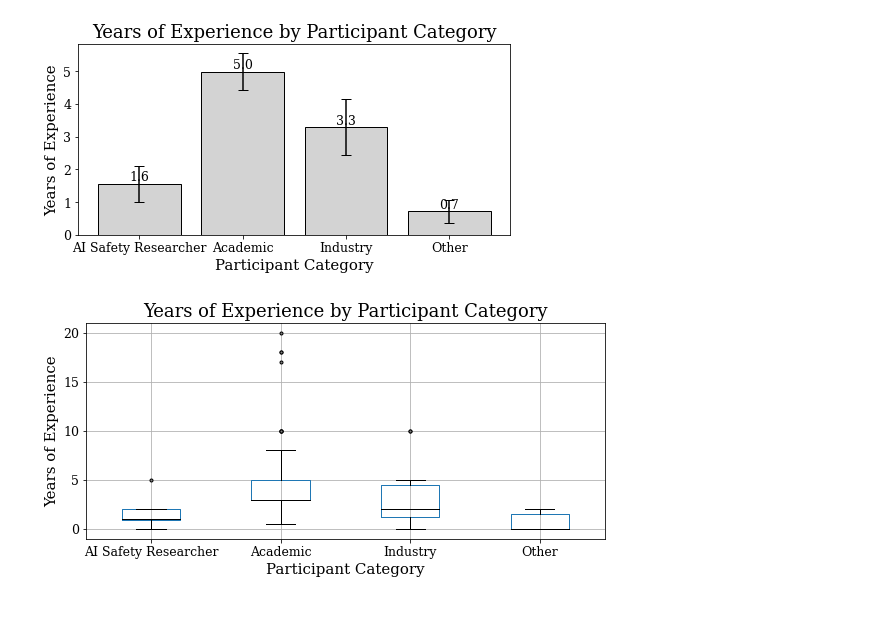
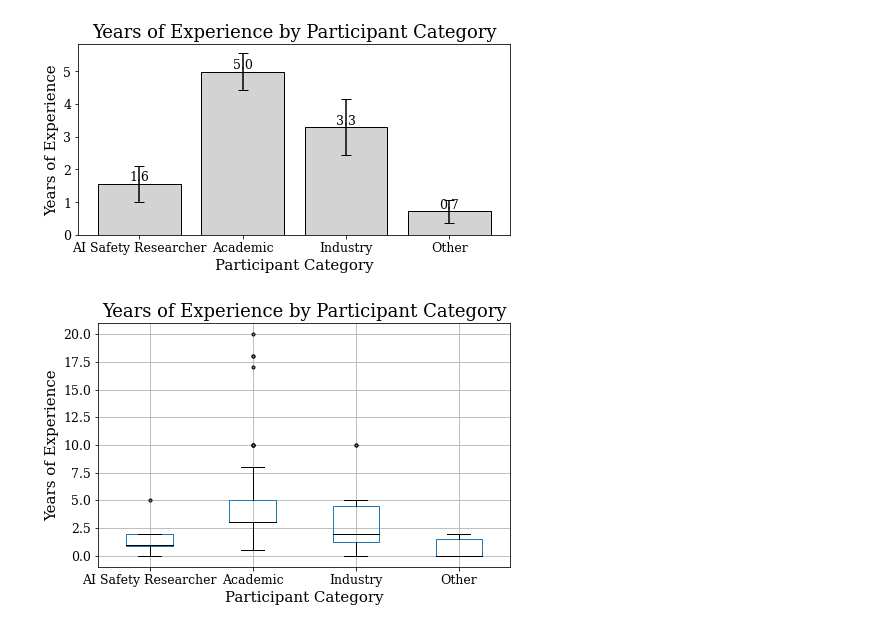
Before and after one commit to sevdeawesome/survey_figures, a Jupyter notebook: descriptive_stats/figure_2.ipynb, the cells around one changed output. Saved outputs shown, nothing was run; the diff lists cells and outputs as text; code cells hidden in the pictures.

```diff
--- a/descriptive_stats/figure_2.ipynb
+++ b/descriptive_stats/figure_2.ipynb
@@ -81,21 +81,21 @@ plt.show()
 # %%
 
 
-boxplot = df.boxplot(column='Q2', by='Q1', figsize=(9, 4),
+boxplot = df.boxplot(column='Q2', by='Q1', figsize=(7, 5),
                      medianprops=dict(color="black"),
                      flierprops=dict(markerfacecolor="gray", markersize=3),
                      whiskerprops=dict(color="black"),
                     capprops=dict(color="black"))
 
 
 plt.xlabel('Participant Category', fontsize='small')
 plt.ylabel('Years of Experience', fontsize='small')
 plt.title('Years of Experience by Participant Category', fontsize='medium')
 plt.suptitle('')  # Remove the automatic suptitle added by pandas
 
 # Adjust layout and save
-# plt.tight_layout()
-plt.savefig('figs/experience_by_category_boxplot.pdf')
+plt.tight_layout()
+plt.savefig('figs/experience_by_category_boxplot_2.pdf')
 plt.show()
 # %% [output]
-[figure, old version]
+[figure, new version]
```
Also changed, not shown: 9 other files.
